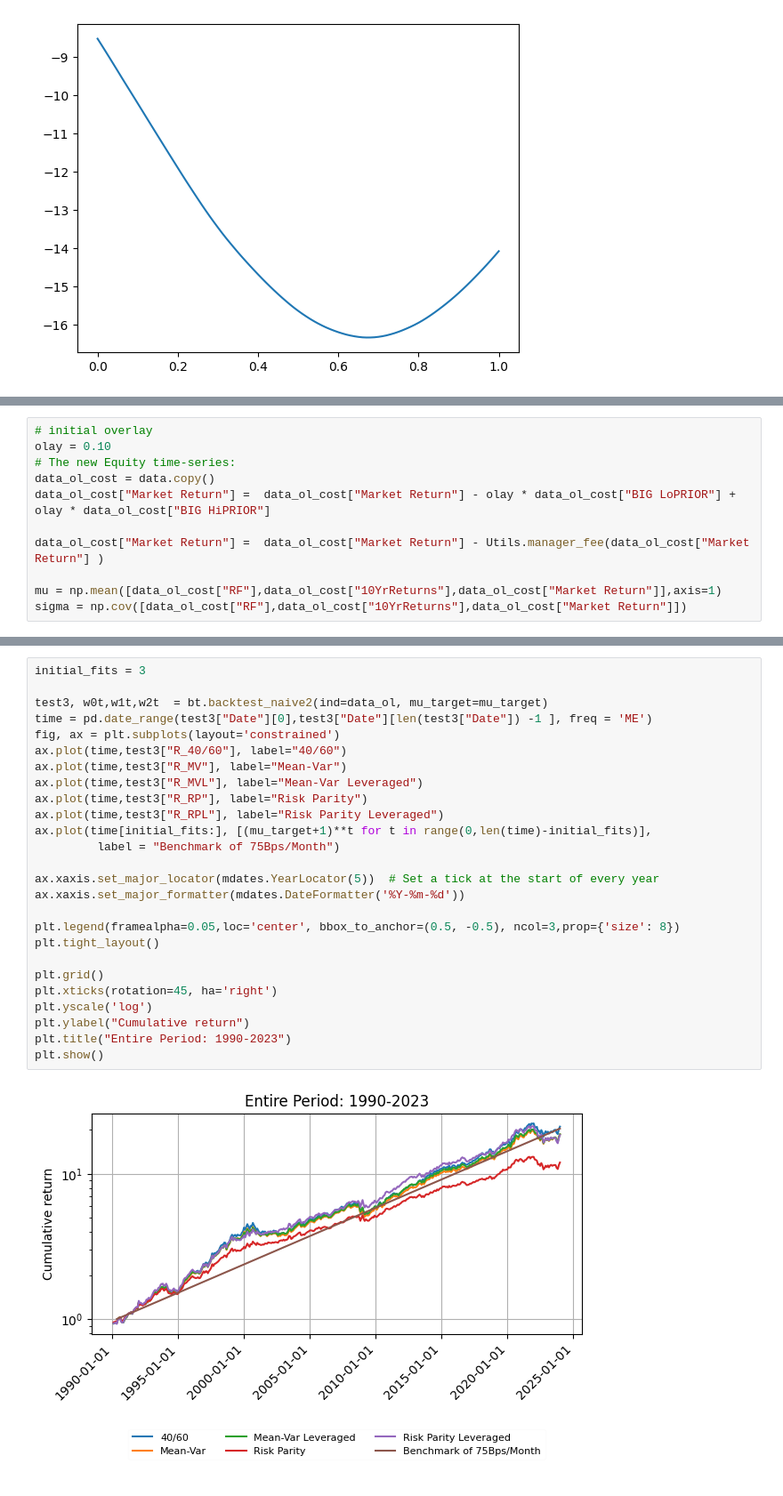
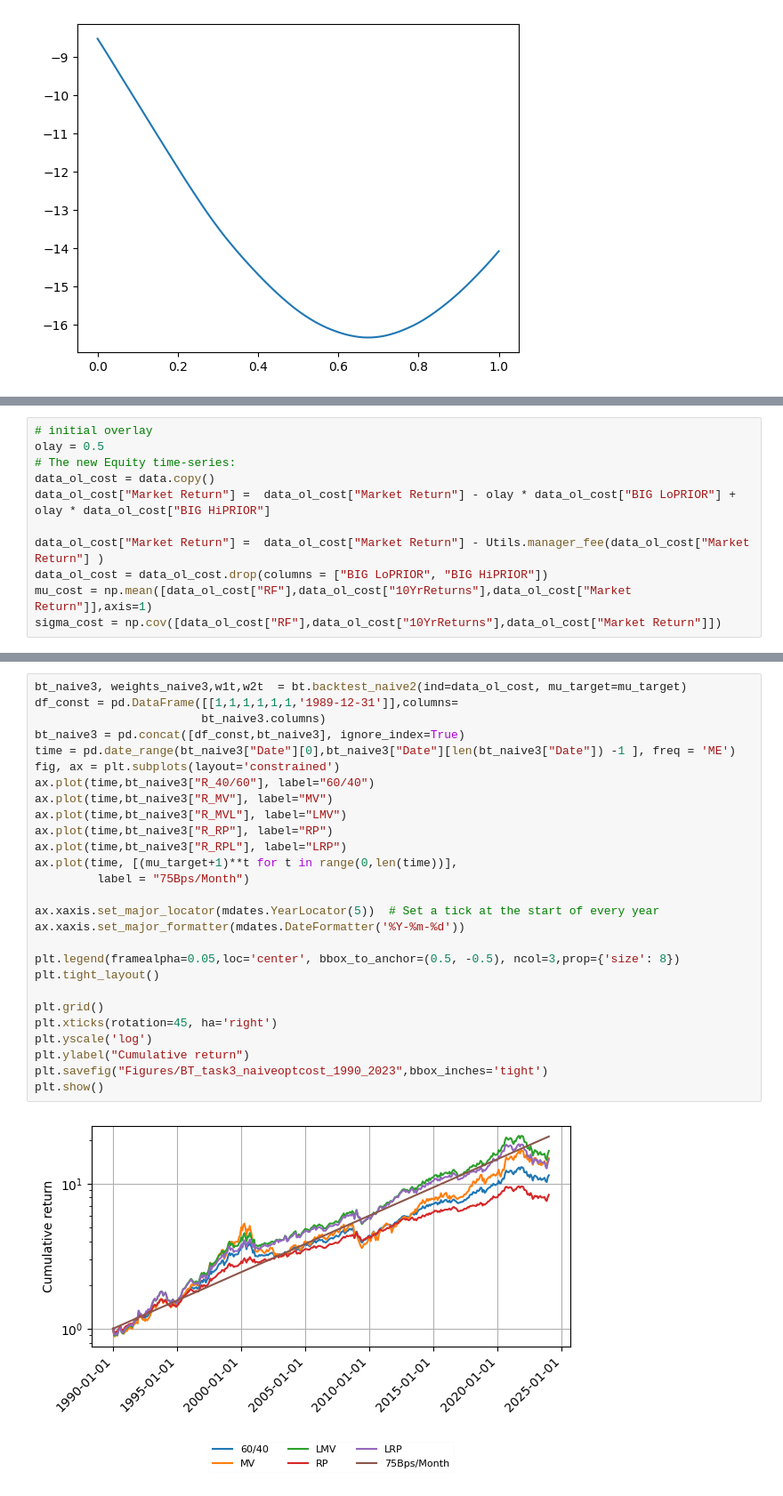
Before and after one commit to andreas-eklundh/Asset_allocation, a Jupyter notebook: Task_3.ipynb, the cells around one changed output, grey strips where cells are left out. Shown: that part at 89% size. Saved outputs shown, nothing was run; the diff lists cells and outputs as text.

```diff
--- a/Task_3.ipynb
+++ b/Task_3.ipynb
@@ -211,12 +284,12 @@ array([0.67281717])
 # %%
 # initial overlay
-olay = 0.10
+olay = 0.5
 # The new Equity time-series:
 data_ol_cost = data.copy()
 data_ol_cost["Market Return"] =  data_ol_cost["Market Return"] - olay * data_ol_cost["BIG LoPRIOR"] + olay * data_ol_cost["BIG HiPRIOR"]
 
 data_ol_cost["Market Return"] =  data_ol_cost["Market Return"] - Utils.manager_fee(data_ol_cost["Market Return"] )
-
-mu = np.mean([data_ol_cost["RF"],data_ol_cost["10YrReturns"],data_ol_cost["Market Return"]],axis=1)
-sigma = np.cov([data_ol_cost["RF"],data_ol_cost["10YrReturns"],data_ol_cost["Market Return"]])
+data_ol_cost = data_ol_cost.drop(columns = ["BIG LoPRIOR", "BIG HiPRIOR"])
+mu_cost = np.mean([data_ol_cost["RF"],data_ol_cost["10YrReturns"],data_ol_cost["Market Return"]],axis=1)
+sigma_cost = np.cov([data_ol_cost["RF"],data_ol_cost["10YrReturns"],data_ol_cost["Market Return"]])
 # %%
@@ -251,28 +327,29 @@ plt.show()
 # %%
-initial_fits = 3
-
-test3, w0t,w1t,w2t  = bt.backtest_naive2(ind=data_ol, mu_target=mu_target)
-time = pd.date_range(test3["Date"][0],test3["Date"][len(test3["Date"]) -1 ], freq = 'ME')
+bt_naive3, weights_naive3,w1t,w2t  = bt.backtest_naive2(ind=data_ol_cost, mu_target=mu_target)
+df_const = pd.DataFrame([[1,1,1,1,1,1,'1989-12-31']],columns=
+                        bt_naive3.columns)
+bt_naive3 = pd.concat([df_const,bt_naive3], ignore_index=True)
+time = pd.date_range(bt_naive3["Date"][0],bt_naive3["Date"][len(bt_naive3["Date"]) -1 ], freq = 'ME')
 fig, ax = plt.subplots(layout='constrained')
-ax.plot(time,test3["R_40/60"], label="40/60")
-ax.plot(time,test3["R_MV"], label="Mean-Var")
-ax.plot(time,test3["R_MVL"], label="Mean-Var Leveraged")
-ax.plot(time,test3["R_RP"], label="Risk Parity")
-ax.plot(time,test3["R_RPL"], label="Risk Parity Leveraged")
-ax.plot(time[initial_fits:], [(mu_target+1)**t for t in range(0,len(time)-initial_fits)],
-         label = "Benchmark of 75Bps/Month")
+ax.plot(time,bt_naive3["R_40/60"], label="60/40")
+ax.plot(time,bt_naive3["R_MV"], label="MV")
+ax.plot(time,bt_naive3["R_MVL"], label="LMV")
+ax.plot(time,bt_naive3["R_RP"], label="RP")
+ax.plot(time,bt_naive3["R_RPL"], label="LRP")
+ax.plot(time, [(mu_target+1)**t for t in range(0,len(time))],
+         label = "75Bps/Month")
 
 ax.xaxis.set_major_locator(mdates.YearLocator(5))  # Set a tick at the start of every year
 ax.xaxis.set_major_formatter(mdates.DateFormatter('%Y-%m-%d'))
 
 plt.legend(framealpha=0.05,loc='center', bbox_to_anchor=(0.5, -0.5), ncol=3,prop={'size': 8})
 plt.tight_layout()
 
 plt.grid()
 plt.xticks(rotation=45, ha='right')
 plt.yscale('log')
 plt.ylabel("Cumulative return")
-plt.title("Entire Period: 1990-2023")
+plt.savefig("Figures/BT_task3_naiveoptcost_1990_2023",bbox_inches='tight')
 plt.show()
 # %% [output]
-[figure, old version]
+[figure, new version]
```
Also changed, not shown: parts of 22 cells of this notebook.
